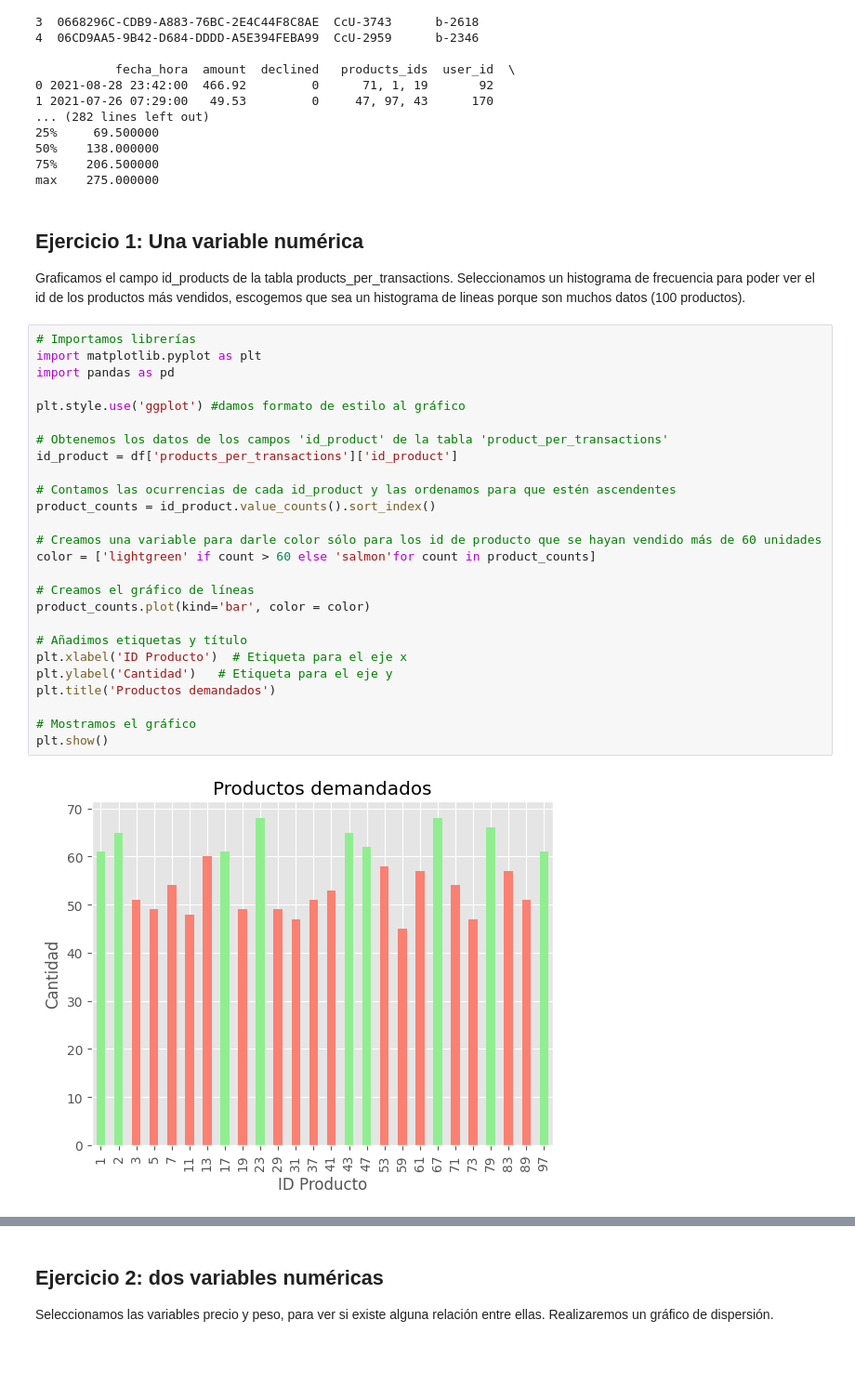
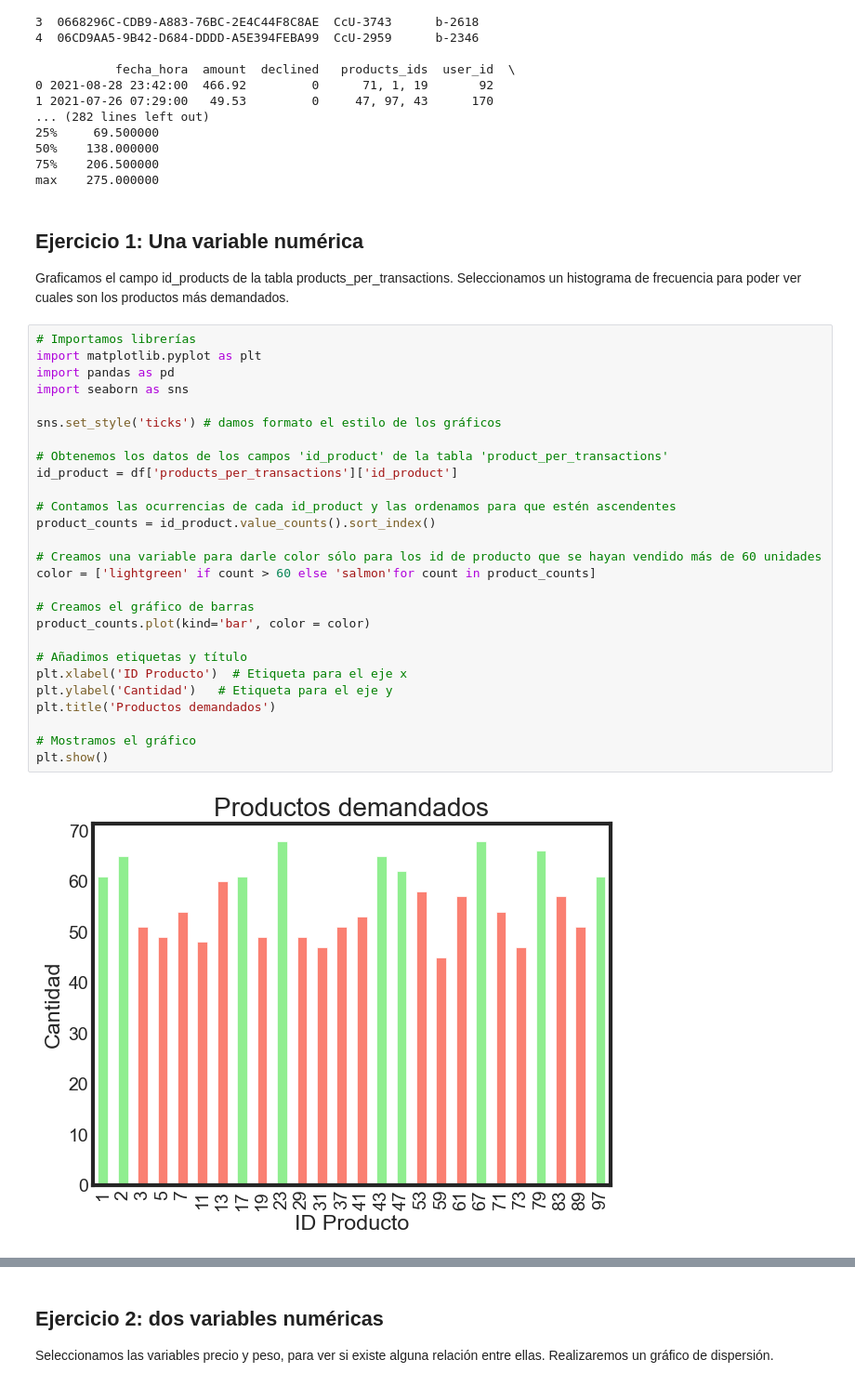
Before and after one commit to micagiaroli/08.01, a Jupyter notebook: Giaroli - Sprint 8.1.ipynb, the cells around one changed output, grey strips where cells are left out. Shown at 93% size. Drawn from its saved outputs; the diff is of its cells as text; blank space fills up the shorter version.

```diff
--- a/Giaroli - Sprint 8.1.ipynb
+++ b/Giaroli - Sprint 8.1.ipynb
@@ -87,34 +87,35 @@ max    275.000000
 ## Ejercicio 1: Una variable numérica
 
 Graficamos el campo id_products de la tabla products_per_transactions.
-Seleccionamos un histograma de frecuencia para poder ver el id de los productos más vendidos, escogemos que sea un histograma de lineas porque son muchos datos (100 productos).
+Seleccionamos un histograma de frecuencia para poder ver cuales son los productos más demandados.
 # %%
 # Importamos librerías
 import matplotlib.pyplot as plt
 import pandas as pd
+import seaborn as sns
 
-plt.style.use('ggplot') #damos formato de estilo al gráfico
+sns.set_style('ticks') # damos formato el estilo de los gráficos
 
 # Obtenemos los datos de los campos 'id_product' de la tabla 'product_per_transactions'
 id_product = df['products_per_transactions']['id_product']
 
 # Contamos las ocurrencias de cada id_product y las ordenamos para que estén ascendentes
 product_counts = id_product.value_counts().sort_index()
 
 # Creamos una variable para darle color sólo para los id de producto que se hayan vendido más de 60 unidades
 color = ['lightgreen' if count > 60 else 'salmon'for count in product_counts]
 
-# Creamos el gráfico de líneas
+# Creamos el gráfico de barras
 product_counts.plot(kind='bar', color = color)
 
 # Añadimos etiquetas y título
 plt.xlabel('ID Producto')  # Etiqueta para el eje x
 plt.ylabel('Cantidad')   # Etiqueta para el eje y
 plt.title('Productos demandados')
 
 # Mostramos el gráfico
 plt.show()
 # %% [output]
-[figure, old version]
+[figure, new version]
 # %% [markdown]
 **Interpretación:**
```
Also changed, not shown: parts of 19 cells of this notebook.
